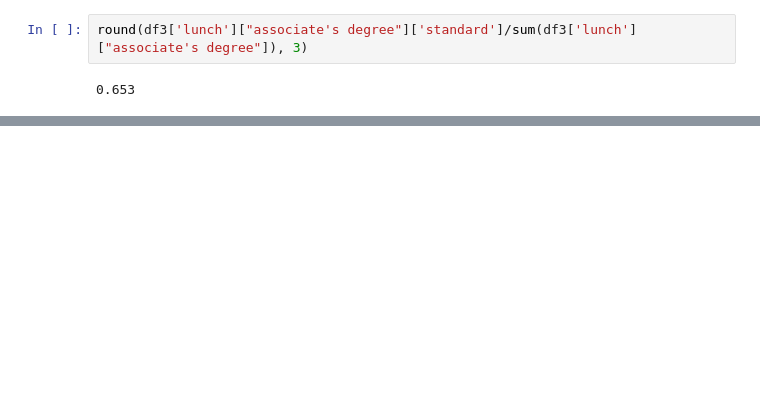
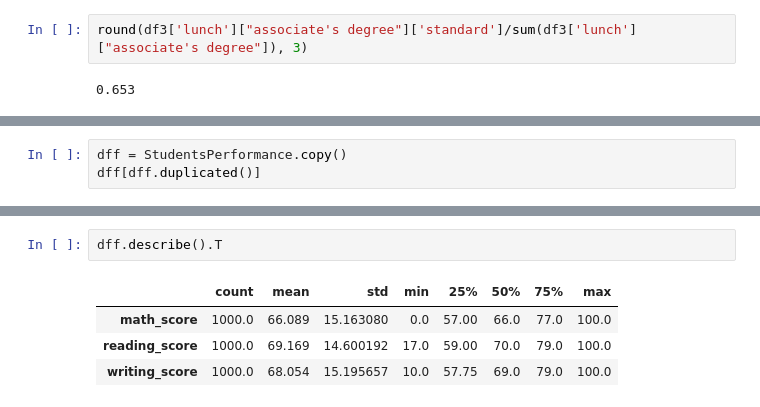
Before and after one commit to GKurek94/Data-Science-projects, a Jupyter notebook: Student_performance.ipynb, the cells around one changed output, grey strips where cells are left out. Drawn from its saved outputs; the diff is of its cells as text; blank space fills up the shorter version.

```diff
--- a/Student_performance.ipynb
+++ b/Student_performance.ipynb
@@ -149,0 +178,3 @@ df4.unstack(level=1).plot(kind='bar', subplots=False, title = "Precentage divers
+# %%
+dff = StudentsPerformance.copy()
+dff[dff.duplicated()]
@@ -149,0 +213,7 @@ df4.unstack(level=1).plot(kind='bar', subplots=False, title = "Precentage divers
+# %%
+dff.describe().T
+# %% [output]
+|  | count | mean | std | min | 25% | 50% | 75% | max |
+| math_score | 1000.0 | 66.089 | 15.163080 | 0.0 | 57.00 | 66.0 | 77.0 | 100.0 |
+| reading_score | 1000.0 | 69.169 | 14.600192 | 17.0 | 59.00 | 70.0 | 79.0 | 100.0 |
+| writing_score | 1000.0 | 68.054 | 15.195657 | 10.0 | 57.75 | 69.0 | 79.0 | 100.0 |
```
Also changed, not shown: parts of 46 cells of this notebook.
